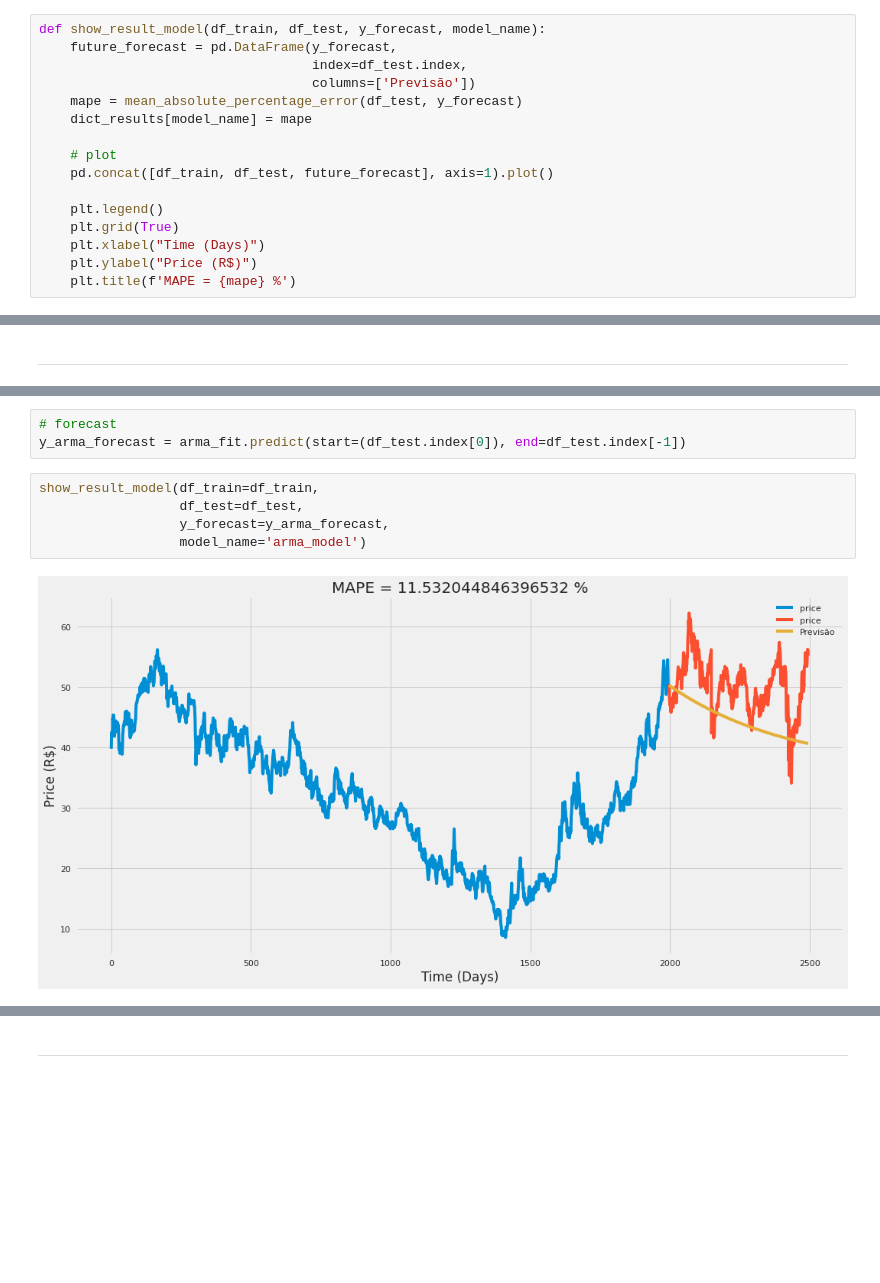
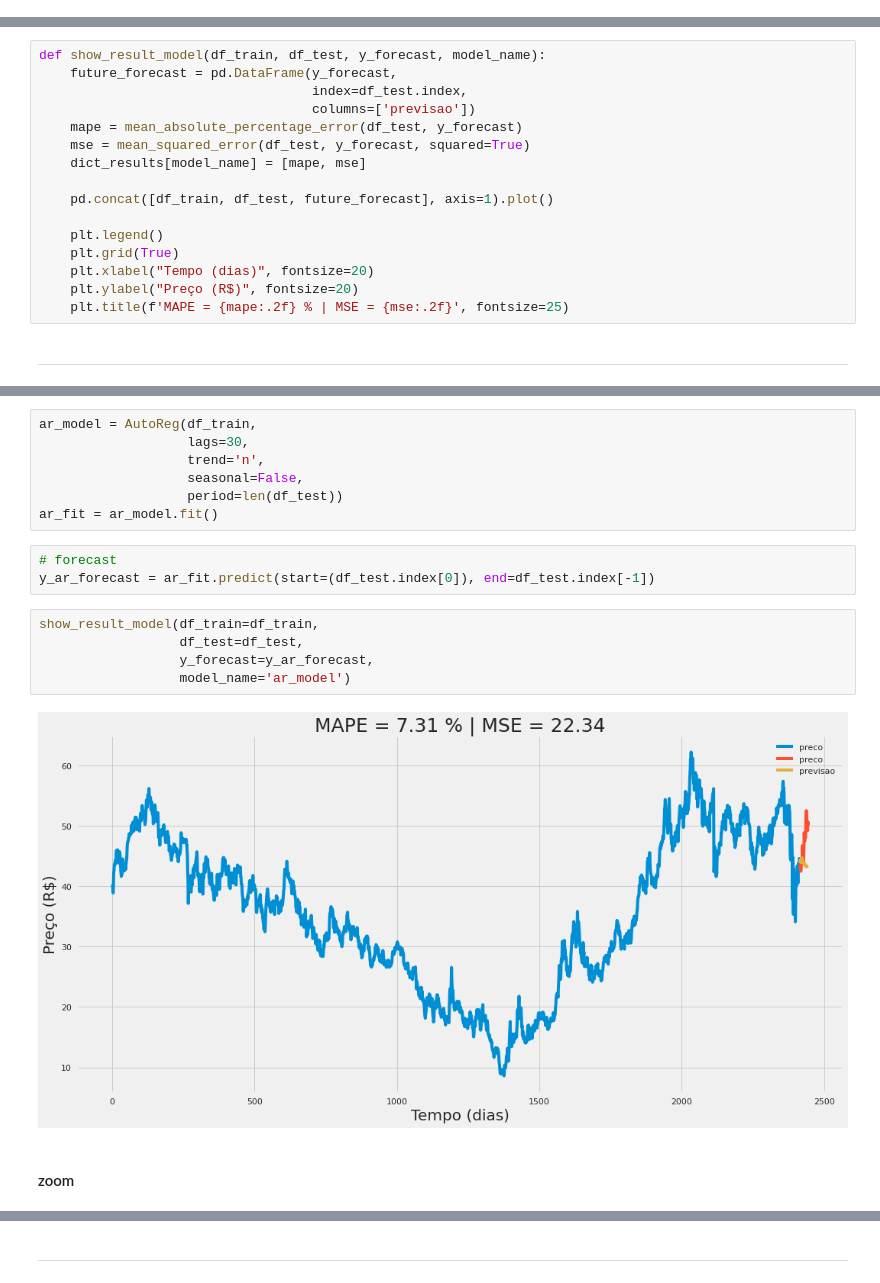
Before and after one commit to brunocampos01/forecast-of-time-series-with-stock-data, a Jupyter notebook: notebooks/02.01-statistic_models.ipynb, the cells around one changed output, grey strips where cells are left out. Drawn from its saved outputs; the diff is of its cells as text; blank space fills up the shorter version.

```diff
--- a/notebooks/02.01-statistic_models.ipynb
+++ b/notebooks/02.01-statistic_models.ipynb
@@ -347,16 +222,0 @@ dict_results = {}
-# %%
-def show_result_model(df_train, df_test, y_forecast, model_name):
-    future_forecast = pd.DataFrame(y_forecast,
-                                   index=df_test.index,
-                                   columns=['Previsão'])
-    mape = mean_absolute_percentage_error(df_test, y_forecast)
-    dict_results[model_name] = mape
-
-    # plot
-    pd.concat([df_train, df_test, future_forecast], axis=1).plot()
-
-    plt.legend()
-    plt.grid(True)
-    plt.xlabel("Time (Days)")
-    plt.ylabel("Price (R$)")
-    plt.title(f'MAPE = {mape} %')
@@ -441,2 +227,18 @@ show_result_model(df_train=df_train,
+# %%
+def show_result_model(df_train, df_test, y_forecast, model_name):
+    future_forecast = pd.DataFrame(y_forecast,
+                                   index=df_test.index,
+                                   columns=['previsao'])
+    mape = mean_absolute_percentage_error(df_test, y_forecast)
+    mse = mean_squared_error(df_test, y_forecast, squared=True)
+    dict_results[model_name] = [mape, mse]
+
+    pd.concat([df_train, df_test, future_forecast], axis=1).plot()
+
+    plt.legend()
+    plt.grid(True)
+    plt.xlabel("Tempo (dias)", fontsize=20)
+    plt.ylabel("Preço (R$)", fontsize=20)
+    plt.title(f'MAPE = {mape:.2f} % | MSE = {mse:.2f}', fontsize=25)
 # %% [markdown]
 ---
@@ -455,10 +323,19 @@ arma_fit
+# %%
+ar_model = AutoReg(df_train,
+                   lags=30,
+                   trend='n',
+                   seasonal=False,
+                   period=len(df_test))
+ar_fit = ar_model.fit()
 # %%
 # forecast
-y_arma_forecast = arma_fit.predict(start=(df_test.index[0]), end=df_test.index[-1])
+y_ar_forecast = ar_fit.predict(start=(df_test.index[0]), end=df_test.index[-1])
 # %%
 show_result_model(df_train=df_train,
                   df_test=df_test,
-                  y_forecast=y_arma_forecast,
-                  model_name='arma_model')
+                  y_forecast=y_ar_forecast,
+                  model_name='ar_model')
 # %% [output]
-[figure, old version]
+[figure, new version]
+# %% [markdown]
+#### zoom
```
Also changed, not shown: parts of 125 cells of this notebook, 39 other files.
